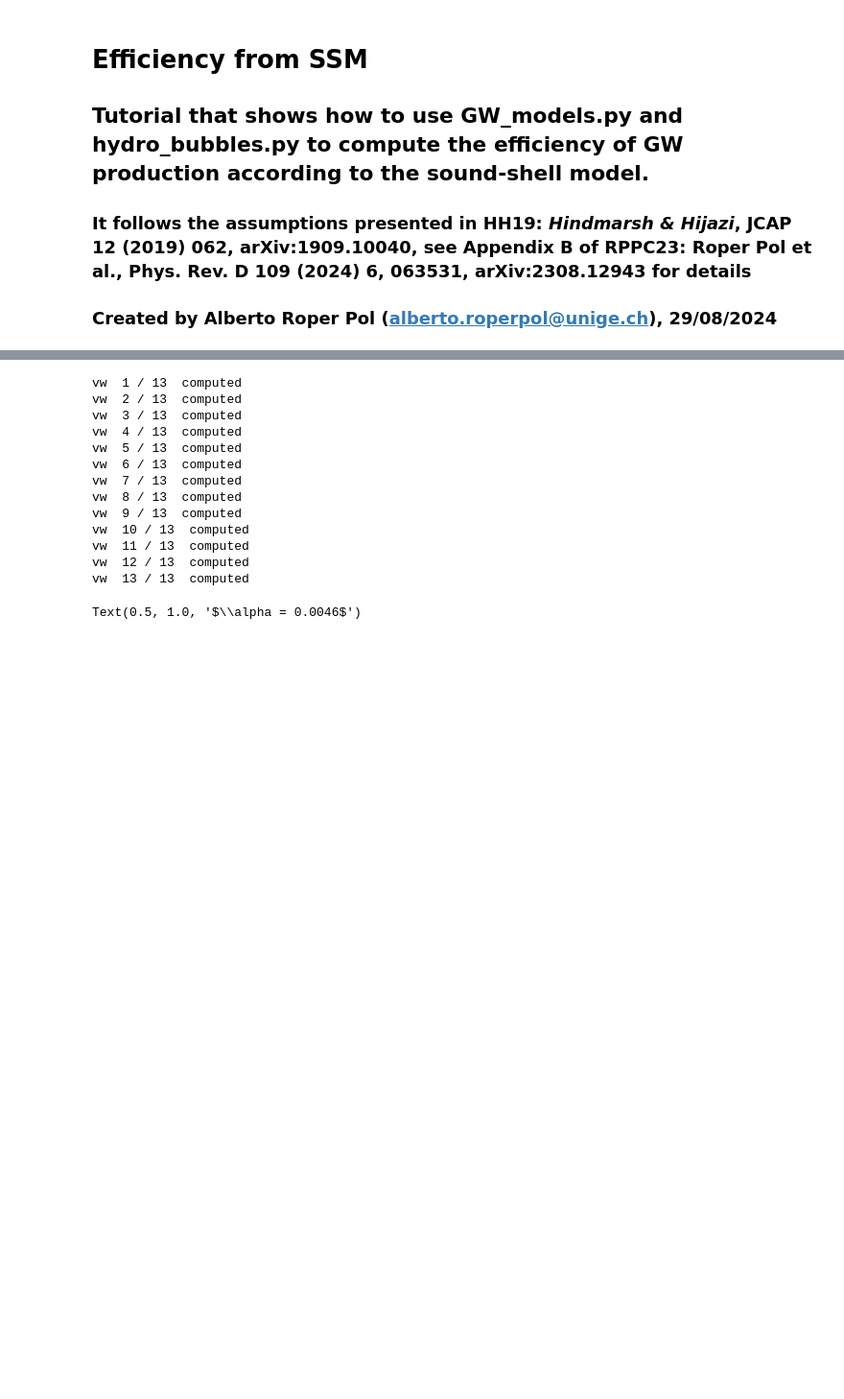
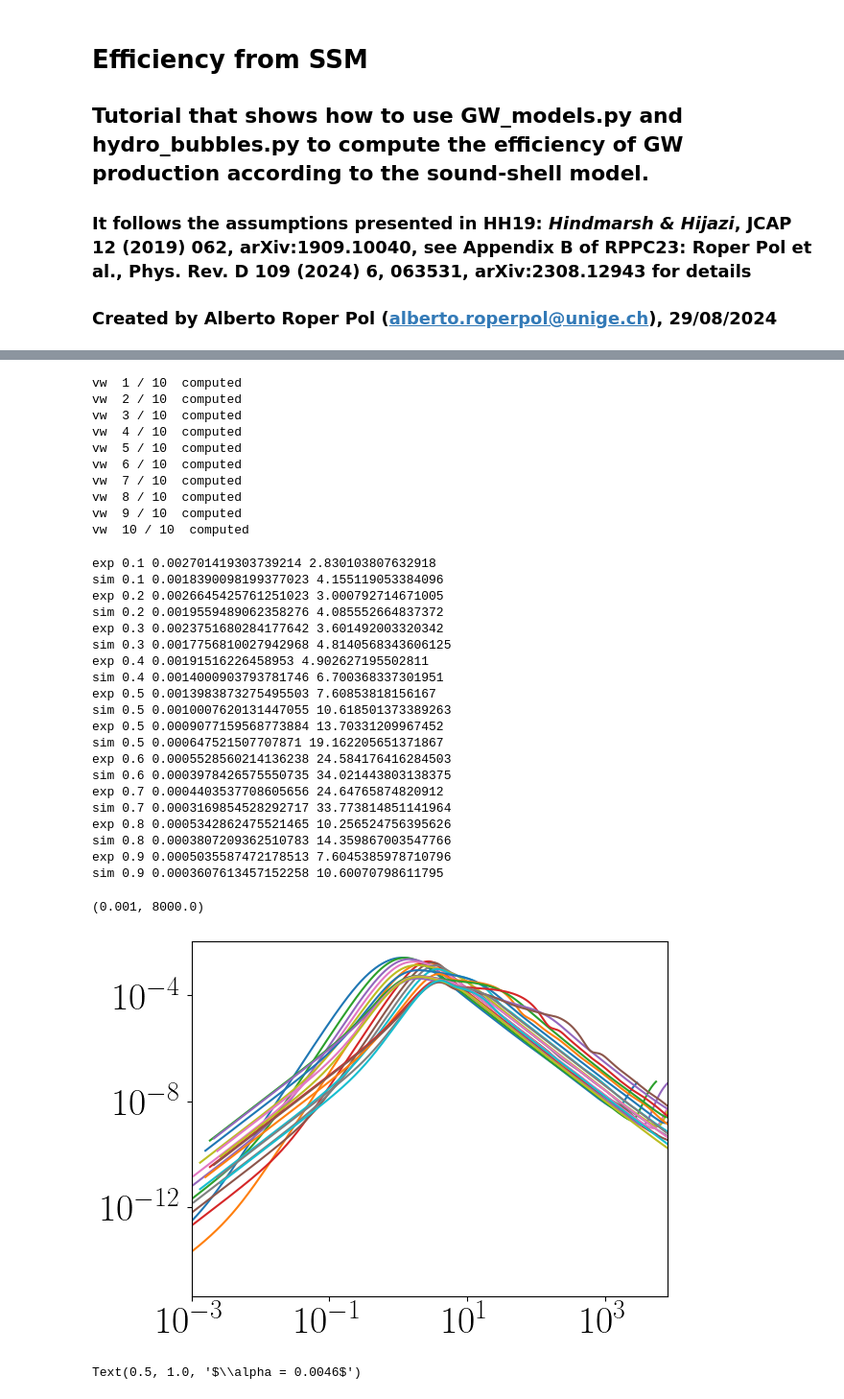
Before and after one commit to AlbertoRoper/cosmoGW, a Jupyter notebook: projects/GWs_from_PTs/efficiency_from_SSM.ipynb, the cells around one changed output, grey strips where cells are left out. Shown: that part at 96% size. Drawn from its saved outputs; the diff is of its cells as text; code cells hidden in the pictures; blank space fills up the shorter version.

```diff
--- a/projects/GWs_from_PTs/efficiency_from_SSM.ipynb
+++ b/projects/GWs_from_PTs/efficiency_from_SSM.ipynb
@@ -65,38 +67,82 @@ results of 1d profile saved in  results/1d_profiles/alpha_00046_vw_08.csv
 # we now compute the f'2 function from the 1d profiles that will be used to compute
 # the kinetic spectrum
 
-Nz = 5000
+Nz = 1000
 z_min = -2
-z_max = 5
+z_max = 6
 z = np.logspace(z_min, z_max, Nz)
 fpzs, lzs = hb.fp_z(xis, vvs, z, ls=lams, multi=True, quiet=False, lz=True)
 # %% [output]
-vw  1 / 13  computed
-vw  2 / 13  computed
-vw  3 / 13  computed
-vw  4 / 13  computed
-vw  5 / 13  computed
-vw  6 / 13  computed
-vw  7 / 13  computed
-vw  8 / 13  computed
-vw  9 / 13  computed
-vw  10 / 13  computed
-vw  11 / 13  computed
-vw  12 / 13  computed
-vw  13 / 13  computed
+vw  1 / 10  computed
+vw  2 / 10  computed
+vw  3 / 10  computed
+vw  4 / 10  computed
+vw  5 / 10  computed
+vw  6 / 10  computed
+vw  7 / 10  computed
+vw  8 / 10  computed
+vw  9 / 10  computed
+vw  10 / 10  computed
 # %%
 # compute power spectral density as a function of q/beta using the sound-shell model
 # and exponential nucleation
 
-Nqbeta = 1000
+Nqbeta = 2000
 
 q_beta, Pv_exp = GW_models.compute_kin_spec_dens(z, vws, fpzs, lzs, sp='sum', type_n='exp', cs2=cs2,
-                                  min_qbeta=-2, max_qbeta=3, Nqbeta=Nqbeta,
+                                  min_qbeta=-3, max_qbeta=4, Nqbeta=Nqbeta,
                                   min_TT=-1, max_TT=3, NTT=5000)
+
+q_beta_sim, Pv_sim = GW_models.compute_kin_spec_dens(z, vws, fpzs, lzs, sp='sum', type_n='sim', cs2=cs2,
+                                  min_qbeta=-3, max_qbeta=4, Nqbeta=Nqbeta,
+                                  min_TT=-1, max_TT=3, NTT=5000)
 # %%
 ## compute the spectrum EK and kR in terms of the power spectral density Pv and q/beta
 
-kks, EK_exp = GW_models.compute_kin_spec(vws, q_beta, Pv_exp, corr=True, cs2=cs2)
+kks, EK_exp = GW_models.compute_kin_spec(vws, q_beta, Pv_exp, corr=False, cs2=cs2)
+kks, EK_sim = GW_models.compute_kin_spec(vws, q_beta_sim, Pv_sim, corr=False, cs2=cs2)
+# %%
+KK_exp = np.zeros(len(vws))
+KK_sim = np.zeros(len(vws))
+
+maxEK_exp = np.zeros(len(vws))
+maxEK_sim = np.zeros(len(vws))
+
+for i in range(0, len(vws)):
+    plt.plot(kks[i, :], EK_exp[i, :])
+    plt.plot(kks[i, :], EK_sim[i, :])
+    maxEK_exp[i] = max(EK_exp[i, :])
+    maxEK_sim[i] = max(EK_sim[i, :])
+    inds = np.where(kks[i, :] < 1e3)[0]
+    KK_exp[i] = np.trapz(EK_exp[i, inds], kks[i, inds])/maxEK_exp[i]
+    KK_sim[i] = np.trapz(EK_sim[i, inds], kks[i, inds])/maxEK_sim[i]
+    print('exp', '%.1f'%vws[i], maxEK_exp[i], KK_exp[i])
+    print('sim', '%.1f'%vws[i], maxEK_sim[i], KK_sim[i])
+plt.loglog()
+plt.xlim(1e-3, 8e3)
+# %% [output]
+exp 0.1 0.002701419303739214 2.830103807632918
+sim 0.1 0.0018390098199377023 4.155119053384096
+exp 0.2 0.0026645425761251023 3.000792714671005
+sim 0.2 0.0019559489062358276 4.085552664837372
+exp 0.3 0.0023751680284177642 3.601492003320342
+sim 0.3 0.0017756810027942968 4.8140568343606125
+exp 0.4 0.00191516226458953 4.902627195502811
+sim 0.4 0.0014000903793781746 6.700368337301951
+exp 0.5 0.0013983873275495503 7.60853818156167
+sim 0.5 0.0010007620131447055 10.618501373389263
+exp 0.5 0.0009077159568773884 13.70331209967452
+sim 0.5 0.000647521507707871 19.162205651371867
+exp 0.6 0.0005528560214136238 24.584176416284503
+sim 0.6 0.0003978426575550735 34.021443803138375
+exp 0.7 0.0004403537708605656 24.64765874820912
+sim 0.7 0.0003169854528292717 33.773814851141964
+exp 0.8 0.0005342862475521465 10.256524756395626
+sim 0.8 0.0003807209362510783 14.359867003547766
+exp 0.9 0.0005035587472178513 7.6045385978710796
+sim 0.9 0.0003607613457152258 10.60070798611795
+(0.001, 8000.0)
+[figure, added]
 # %%
 #### computation of the GW efficiency under the assumptions taken in HH19,
 #### corrected in RPPC23, and described in App. B of RPPC23
```
Also changed, not shown: parts of 1 cell of this notebook, 2 other files.
